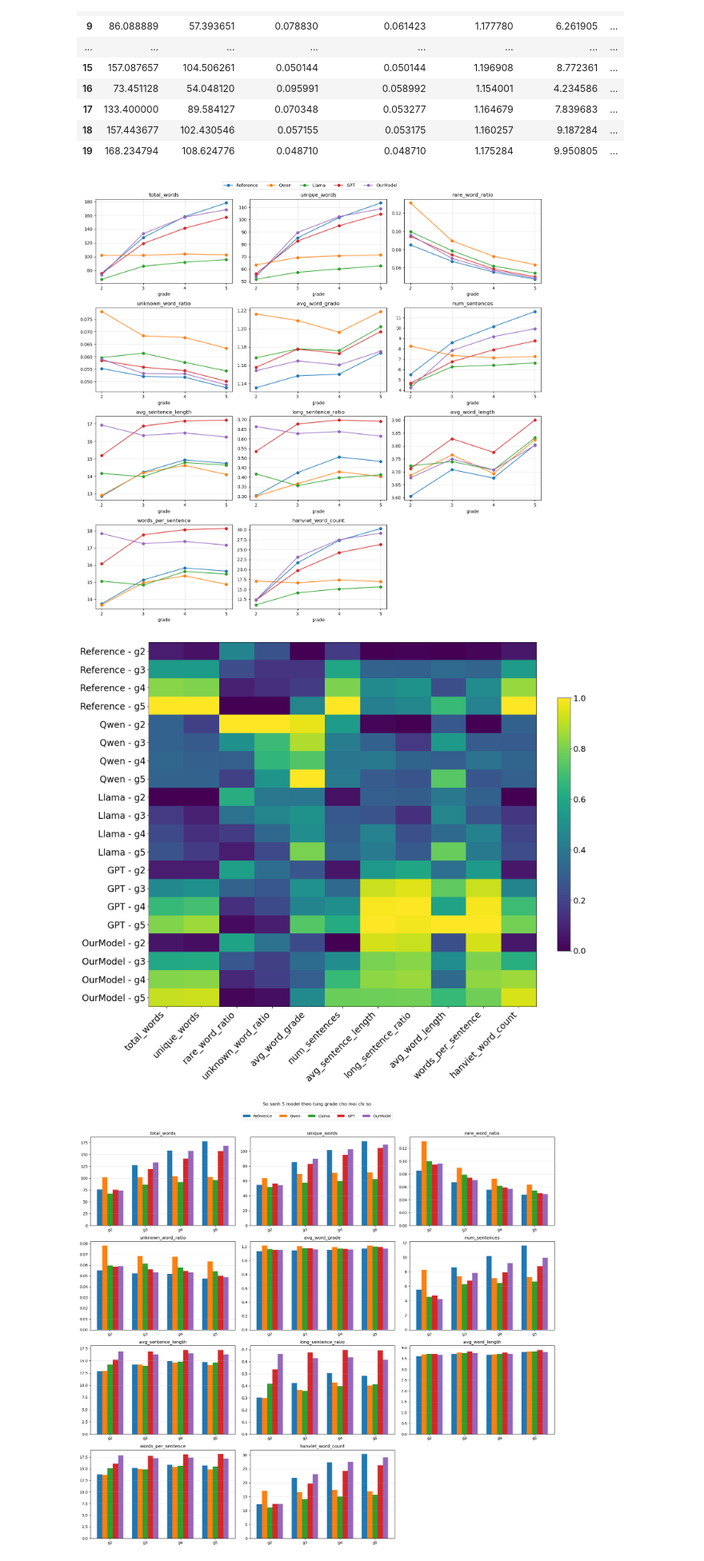
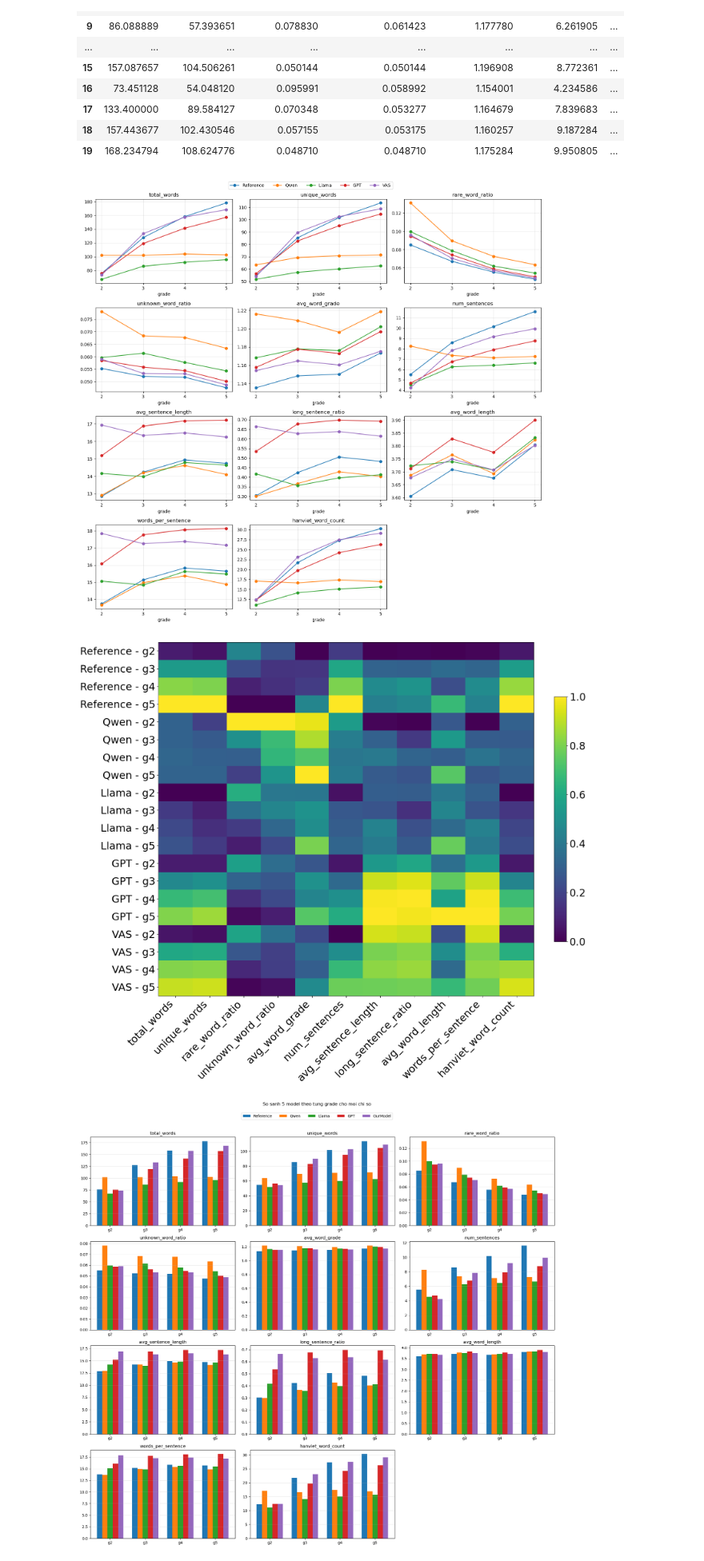
Before and after one commit to Biuuu2309/Reading-summary-project-combining-LLMs-MAS-and-React-SpringBoot-technologies, a Jupyter notebook: Source/ai/Summary_Pre_Data/Dien Giai/Program.ipynb, the cells around one changed output. Shown at 80% size. Drawn from its saved outputs; the diff is of its cells as text; code cells hidden in the pictures.

```diff
--- a/Source/ai/Summary_Pre_Data/Dien Giai/Program.ipynb
+++ b/Source/ai/Summary_Pre_Data/Dien Giai/Program.ipynb
@@ -2287,7 +2287,7 @@ cols = ["total_words", "unique_words", "rare_word_ratio", "unknown_word_ratio",
 import matplotlib.pyplot as plt
 import numpy as np
 
-model_names = {"df1": "Reference", "df2": "Qwen", "df3": "Llama", "df4": "GPT", "df5": "OurModel"}
+model_names = {"df1": "Reference", "df2": "Qwen", "df3": "Llama", "df4": "GPT", "df5": "VAS"}
 dfs = {"df1": df1, "df2": df2, "df3": df3, "df4": df4, "df5": df5}
 grades = [2, 3, 4, 5]
 
@@ -2325,25 +2325,25 @@ fig.legend(handles, labels, loc="upper center", ncol=5, bbox_to_anchor=(0.5, 1.0
 plt.tight_layout()
 plt.show()
 # %% [output]
-[figure, old version]
+[figure, new version]
 # %%
 norm = summary.copy()
 norm[cols] = (norm[cols] - norm[cols].min()) / (norm[cols].max() - norm[cols].min())
 norm["label"] = norm["model"] + " - g" + norm["grade"].astype(str)
 
 mat = norm.set_index("label")[cols]
 fig, ax = plt.subplots(figsize=(16, 14))
 im = ax.imshow(mat.values, aspect="auto", cmap="viridis")
 ax.set_xticks(range(len(cols)))
-ax.set_xticklabels(cols, rotation=45, ha="right", fontsize=20)
+ax.set_xticklabels(cols, rotation=45, ha="right", fontsize=23)
 ax.set_yticks(range(len(mat.index)))
-ax.set_yticklabels(mat.index, fontsize=20)
+ax.set_yticklabels(mat.index, fontsize=23)
 cbar = fig.colorbar(im, ax=ax, fraction=0.03)
-cbar.ax.tick_params(labelsize=18)
+cbar.ax.tick_params(labelsize=23)
 plt.tight_layout()
 plt.show()
 # %% [output]
-[figure, old version]
+[figure, new version]
 # %%
 names = list(model_names.values())
 x = np.arange(len(grades))
```
Also changed, not shown: parts of 1 cell of this notebook, 2 other files.
